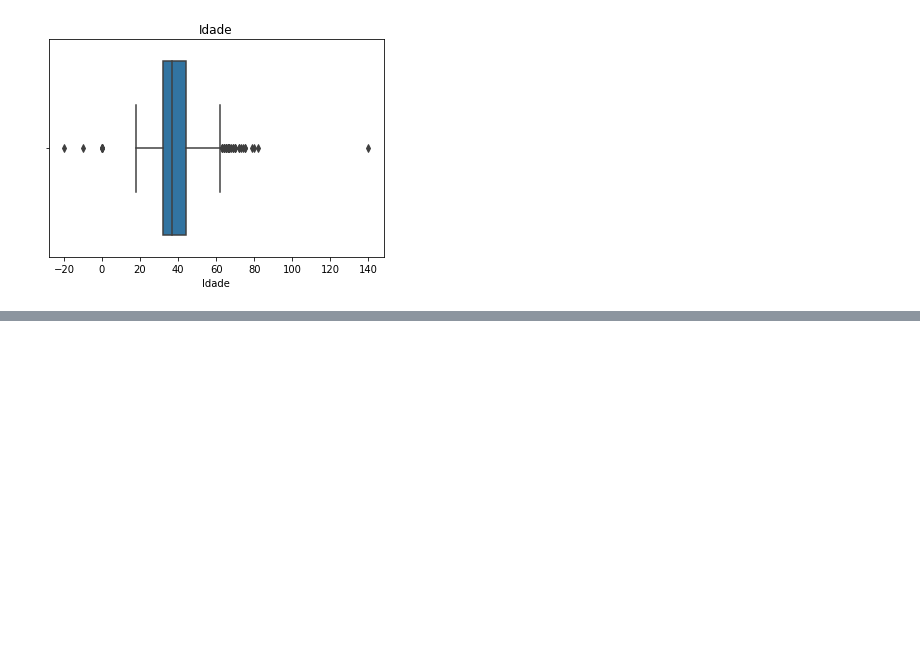
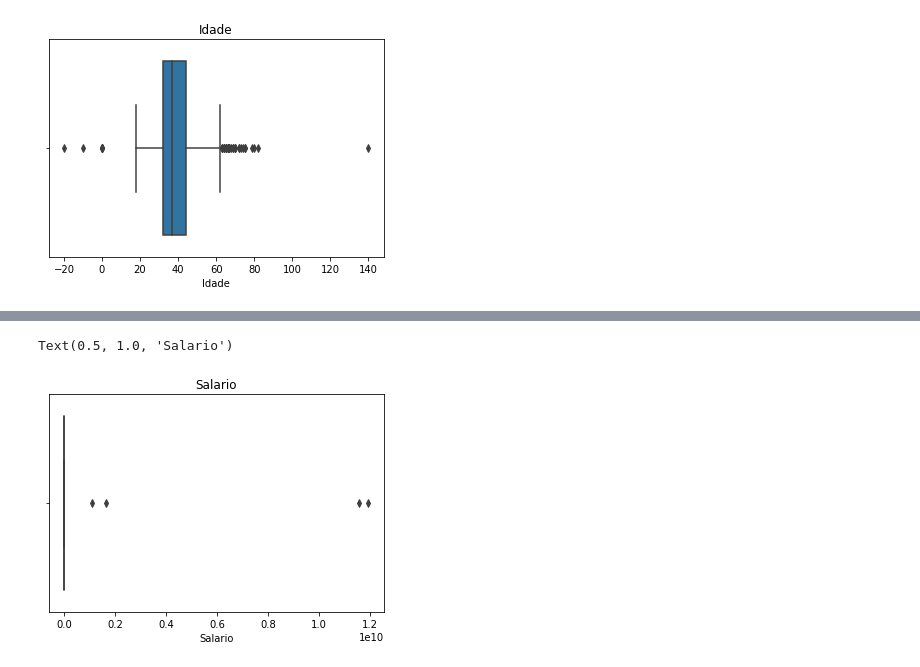
Before and after one commit to nogran/Modelo-Churn, a Jupyter notebook: Untitled.ipynb, the cells around one changed output, grey strips where cells are left out. Saved outputs shown, nothing was run; the diff lists cells and outputs as text; code cells hidden in the pictures; blank space fills up the shorter version.

```diff
--- a/Untitled.ipynb
+++ b/Untitled.ipynb
@@ -120,0 +160,5 @@ Text(0.5, 1.0, 'Idade')
+# %%
+srn.boxplot(dataset['Salario']).set_title('Salario')
+# %% [output]
+Text(0.5, 1.0, 'Salario')
+[figure, added]
```
Also changed, not shown: parts of 8 cells of this notebook, 1 other file.
